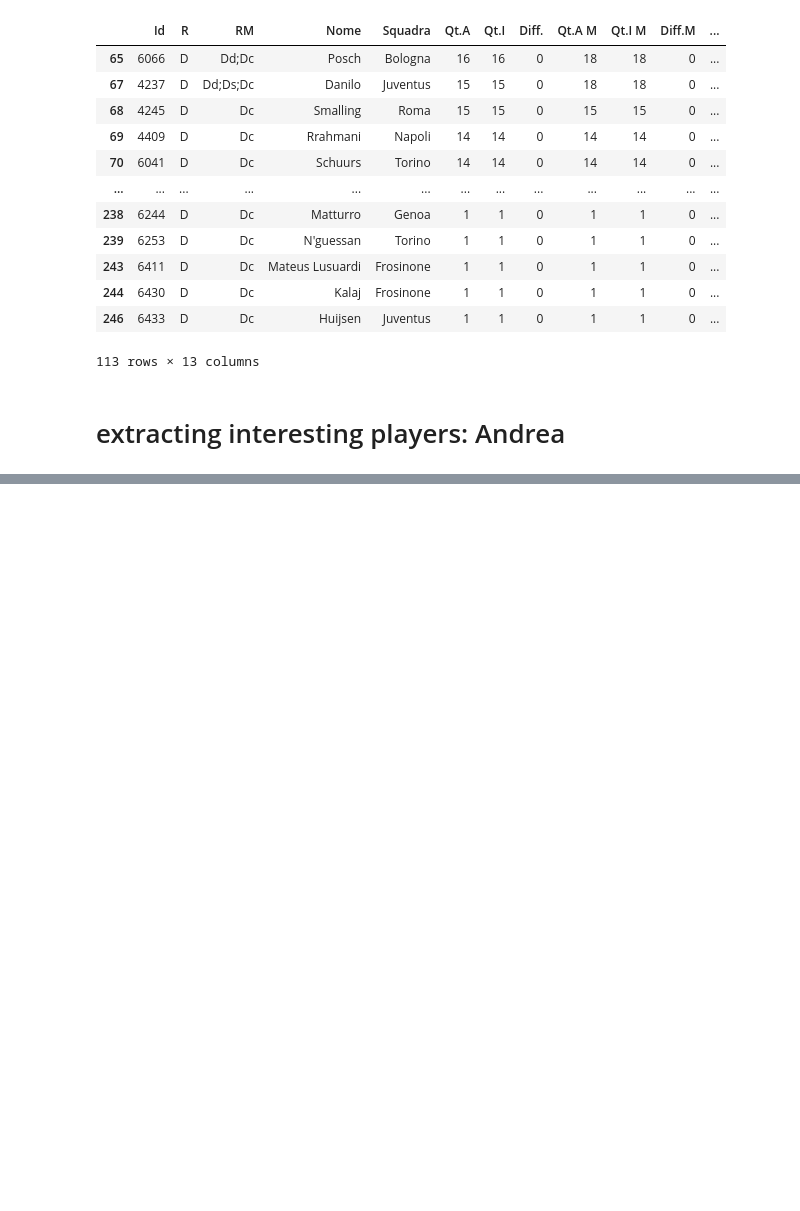
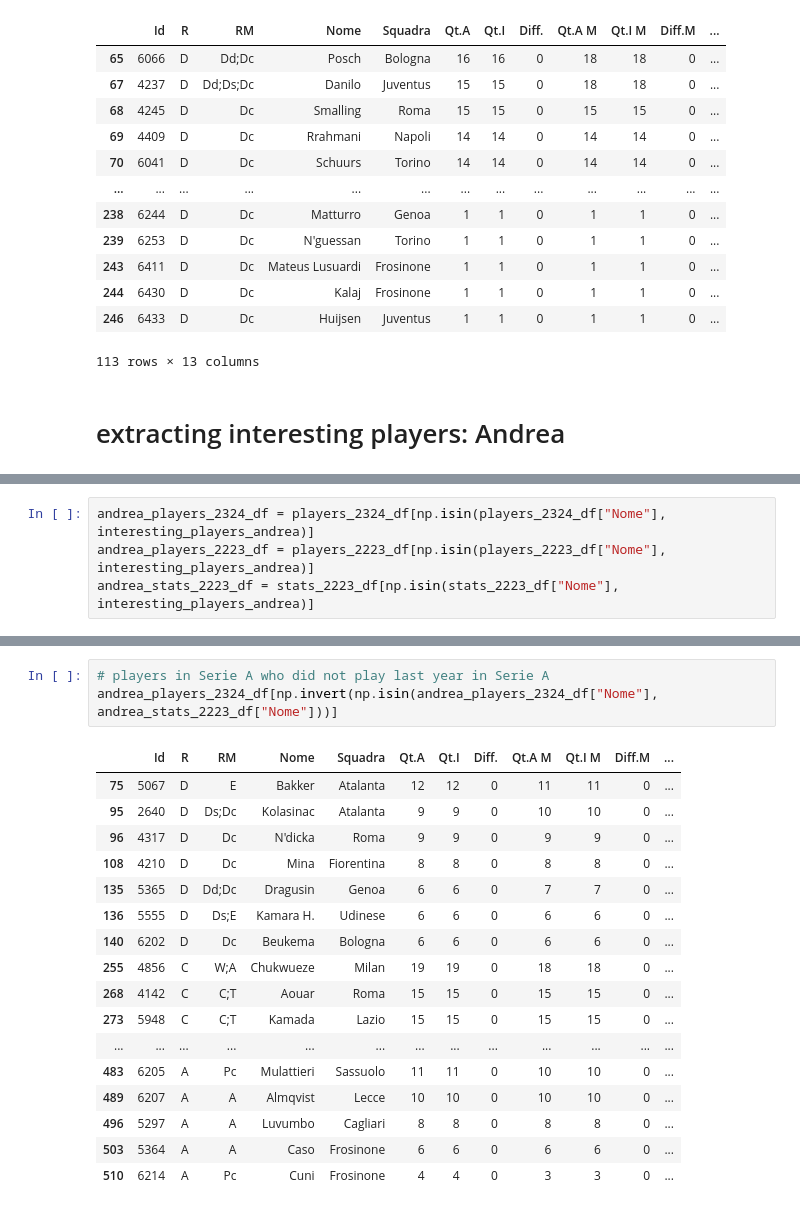
Before and after one commit to AndreaIncatasciato/fantacalcio, a Jupyter notebook: fantacalcio_analysis.ipynb, the cells around one changed output, grey strips where cells are left out. Cells and saved outputs as stored; diff of their text form; blank space fills up the shorter version.

```diff
--- a/fantacalcio_analysis.ipynb
+++ b/fantacalcio_analysis.ipynb
@@ -138,0 +185,4 @@ Filter("Squadra", "eq", "Atalanta").apply_to_df(players_2324_df)
+# %%
+andrea_players_2324_df = players_2324_df[np.isin(players_2324_df["Nome"], interesting_players_andrea)]
+andrea_players_2223_df = players_2223_df[np.isin(players_2223_df["Nome"], interesting_players_andrea)]
+andrea_stats_2223_df = stats_2223_df[np.isin(stats_2223_df["Nome"], interesting_players_andrea)]
@@ -138,0 +208,21 @@ Filter("Squadra", "eq", "Atalanta").apply_to_df(players_2324_df)
+# %%
+# players in Serie A who did not play last year in Serie A
+andrea_players_2324_df[np.invert(np.isin(andrea_players_2324_df["Nome"], andrea_stats_2223_df["Nome"]))]
+# %% [output]
+|  | Id | R | RM | Nome | Squadra | Qt.A | Qt.I | Diff. | Qt.A M | Qt.I M | Diff.M | ... |
+| 75 | 5067 | D | E | Bakker | Atalanta | 12 | 12 | 0 | 11 | 11 | 0 | ... |
+| 95 | 2640 | D | Ds;Dc | Kolasinac | Atalanta | 9 | 9 | 0 | 10 | 10 | 0 | ... |
+| 96 | 4317 | D | Dc | N'dicka | Roma | 9 | 9 | 0 | 9 | 9 | 0 | ... |
+| 108 | 4210 | D | Dc | Mina | Fiorentina | 8 | 8 | 0 | 8 | 8 | 0 | ... |
+| 135 | 5365 | D | Dd;Dc | Dragusin | Genoa | 6 | 6 | 0 | 7 | 7 | 0 | ... |
+| 136 | 5555 | D | Ds;E | Kamara H. | Udinese | 6 | 6 | 0 | 6 | 6 | 0 | ... |
+| 140 | 6202 | D | Dc | Beukema | Bologna | 6 | 6 | 0 | 6 | 6 | 0 | ... |
+| 255 | 4856 | C | W;A | Chukwueze | Milan | 19 | 19 | 0 | 18 | 18 | 0 | ... |
+| 268 | 4142 | C | C;T | Aouar | Roma | 15 | 15 | 0 | 15 | 15 | 0 | ... |
+| 273 | 5948 | C | C;T | Kamada | Lazio | 15 | 15 | 0 | 15 | 15 | 0 | ... |
+| ... | ... | ... | ... | ... | ... | ... | ... | ... | ... | ... | ... | ... |
+| 483 | 6205 | A | Pc | Mulattieri | Sassuolo | 11 | 11 | 0 | 10 | 10 | 0 | ... |
+| 489 | 6207 | A | A | Almqvist | Lecce | 10 | 10 | 0 | 10 | 10 | 0 | ... |
+| 496 | 5297 | A | A | Luvumbo | Cagliari | 8 | 8 | 0 | 8 | 8 | 0 | ... |
+| 503 | 5364 | A | A | Caso | Frosinone | 6 | 6 | 0 | 6 | 6 | 0 | ... |
+| 510 | 6214 | A | Pc | Cuni | Frosinone | 4 | 4 | 0 | 3 | 3 | 0 | ... |
```
Also changed, not shown: parts of 15 cells of this notebook.
